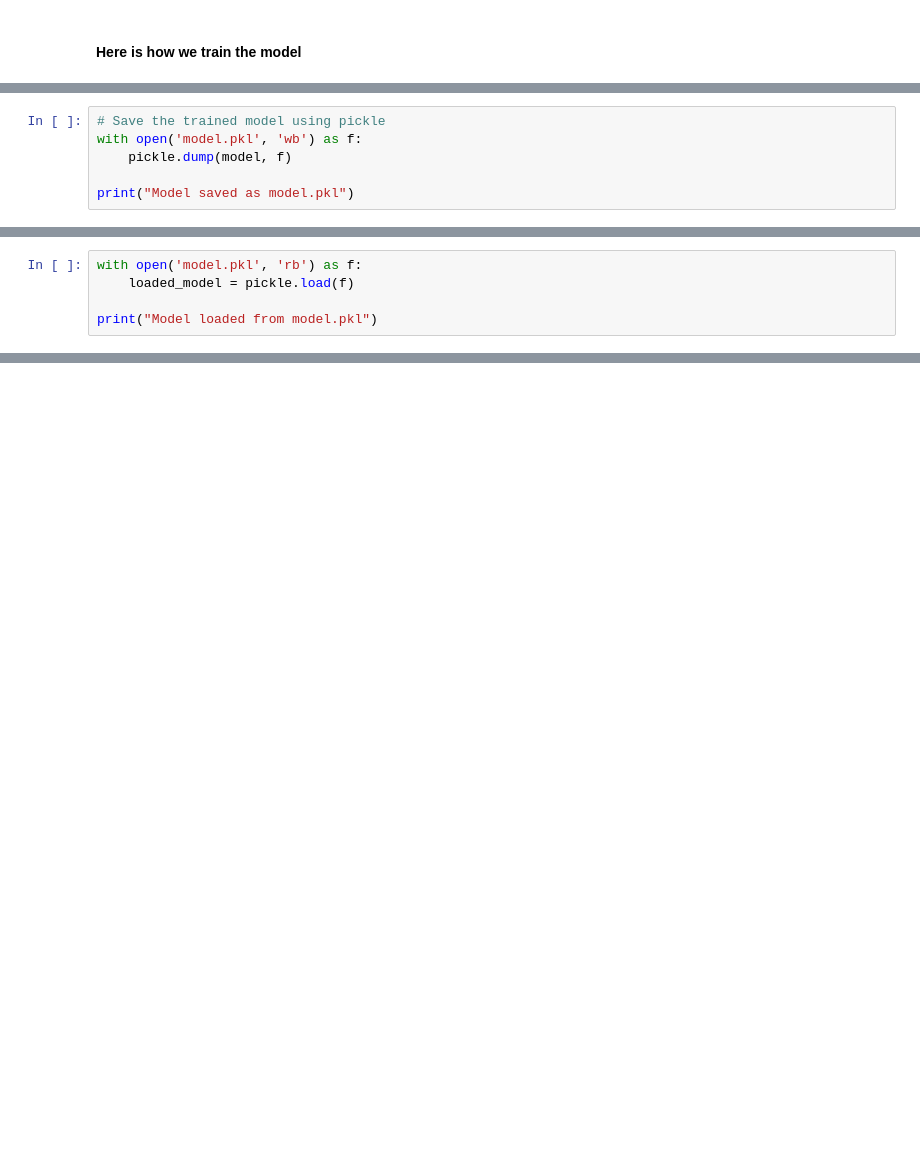
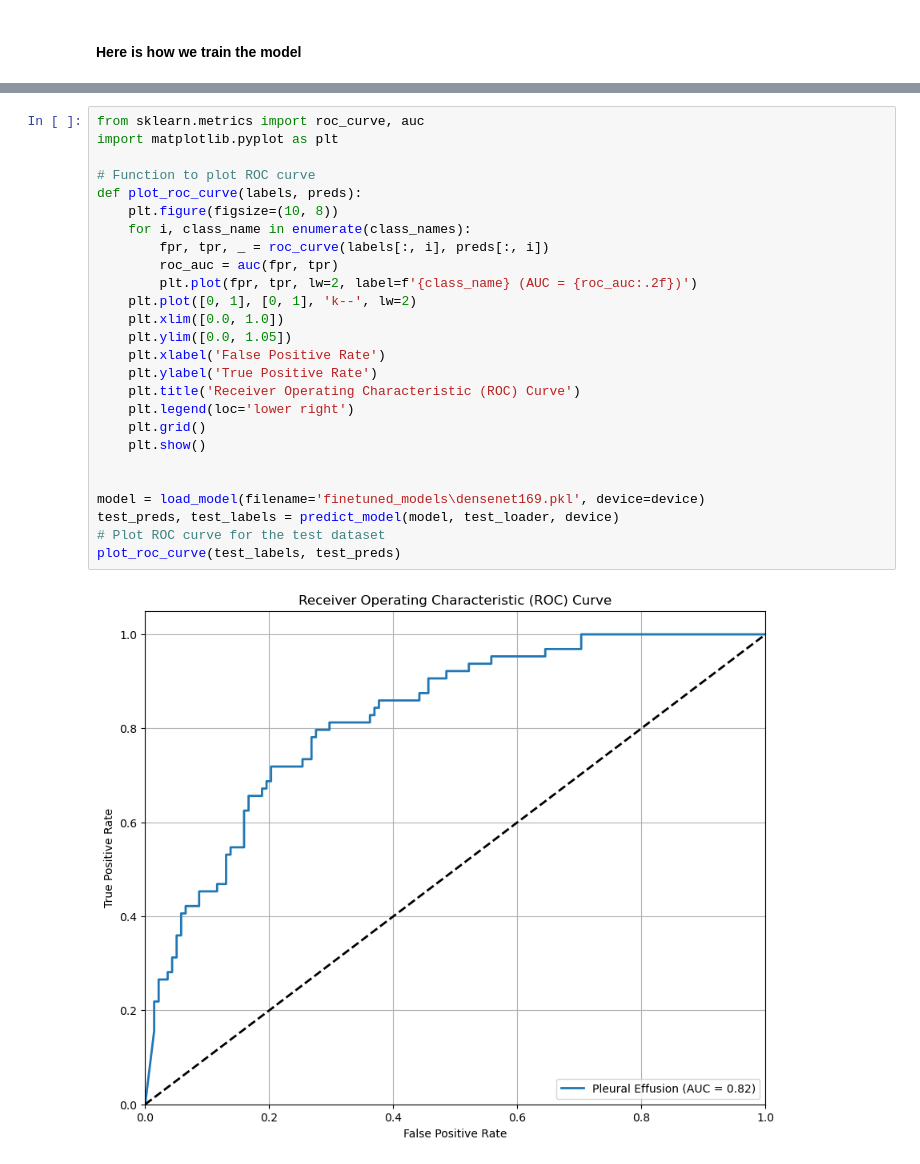
Before and after one commit to BarGinger/ExplainableAIRadiology, a Jupyter notebook: train_model.ipynb, the cells around one changed output, grey strips where cells are left out. Cells and saved outputs as stored; diff of their text form; blank space fills up the shorter version.

Commit message:
update helper functions

```diff
--- a/train_model.ipynb
+++ b/train_model.ipynb
@@ -406,6 +313,0 @@ Epoch [12/20], Train Loss: 0.5847, Train Accuracy: 0.6850, Test Loss: 0.5787, Te
-# %%
-# Save the trained model using pickle
-with open('model.pkl', 'wb') as f:
-    pickle.dump(model, f)
-
-print("Model saved as model.pkl")
@@ -425,5 +313,0 @@ print(f"Model saved as {onnx_filename}")
-# %%
-with open('model.pkl', 'rb') as f:
-    loaded_model = pickle.load(f)
-
-print("Model loaded from model.pkl")
@@ -531,0 +314,28 @@ print(f"Recall Scores:\n{recall_scores_df}")
+# %%
+from sklearn.metrics import roc_curve, auc
+import matplotlib.pyplot as plt
+
+# Function to plot ROC curve
+def plot_roc_curve(labels, preds):
+    plt.figure(figsize=(10, 8))
+    for i, class_name in enumerate(class_names):
+        fpr, tpr, _ = roc_curve(labels[:, i], preds[:, i])
+        roc_auc = auc(fpr, tpr)
+        plt.plot(fpr, tpr, lw=2, label=f'{class_name} (AUC = {roc_auc:.2f})')
+    plt.plot([0, 1], [0, 1], 'k--', lw=2)
+    plt.xlim([0.0, 1.0])
+    plt.ylim([0.0, 1.05])
+    plt.xlabel('False Positive Rate')
+    plt.ylabel('True Positive Rate')
+    plt.title('Receiver Operating Characteristic (ROC) Curve')
+    plt.legend(loc='lower right')
+    plt.grid()
+    plt.show()
+
+
+model = load_model(filename='finetuned_models\densenet169.pkl', device=device)
+test_preds, test_labels = predict_model(model, test_loader, device)
+# Plot ROC curve for the test dataset
+plot_roc_curve(test_labels, test_preds)
+# %% [output]
+[figure, added]
```
Also changed, not shown: parts of 30 cells of this notebook, 3 other files.
